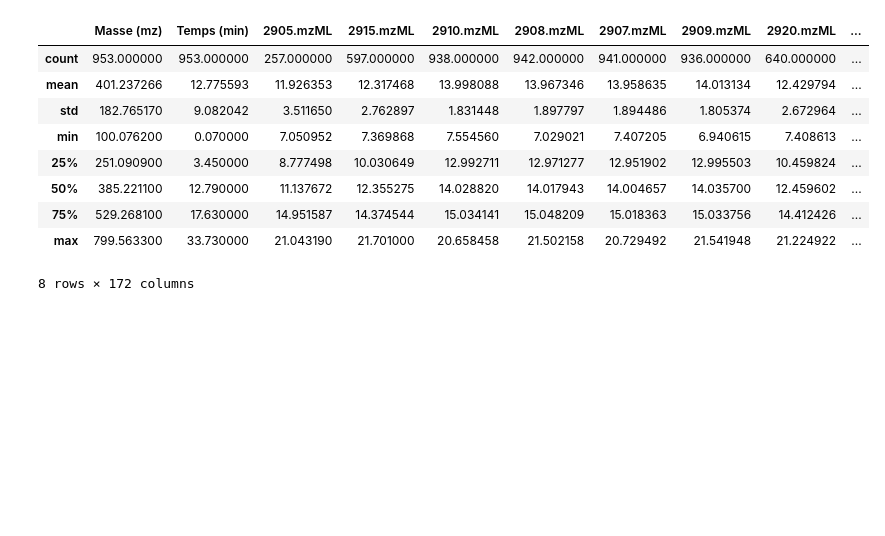
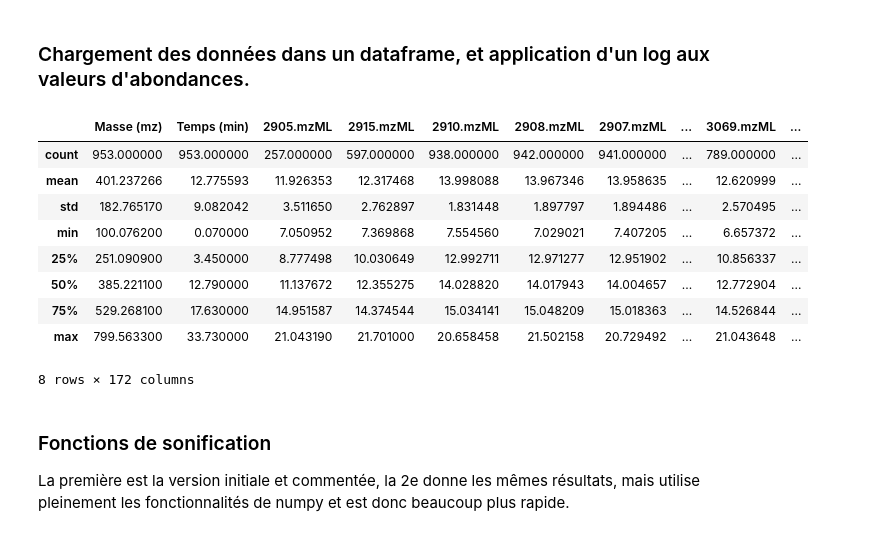
Before and after one commit to VincentEnOptionRV/somicor, a Jupyter notebook: Son v2.ipynb, the cells around one changed output. Drawn from its saved outputs; the diff is of its cells as text; code cells hidden in the pictures; blank space fills up the shorter version.

```diff
--- a/Son v2.ipynb
+++ b/Son v2.ipynb
@@ -8,3 +9,5 @@ import matplotlib.pyplot as plt
+# %% [markdown]
+### Chargement des données dans un dataframe, et application d'un log aux valeurs d'abondances.
 # %%
 data = pd.read_csv("data/data HS.csv")
 data = data.apply(pd.to_numeric)
@@ -12,17 +15,21 @@ data.index = range(len(data.index))
 data = data.sort_values(by=['Temps (min)'])
 data.loc[:,'2905.mzML':] = data.loc[:,'2905.mzML':].applymap(np.log)
 # %%
+pd.set_option('display.max_columns', 15)
 data.describe()
 # %% [output]
-|  | Masse (mz) | Temps (min) | 2905.mzML | 2915.mzML | 2910.mzML | 2908.mzML | 2907.mzML | 2909.mzML | 2920.mzML | ... |
-| count | 953.000000 | 953.000000 | 257.000000 | 597.000000 | 938.000000 | 942.000000 | 941.000000 | 936.000000 | 640.000000 | ... |
-| mean | 401.237266 | 12.775593 | 11.926353 | 12.317468 | 13.998088 | 13.967346 | 13.958635 | 14.013134 | 12.429794 | ... |
-| std | 182.765170 | 9.082042 | 3.511650 | 2.762897 | 1.831448 | 1.897797 | 1.894486 | 1.805374 | 2.672964 | ... |
-| min | 100.076200 | 0.070000 | 7.050952 | 7.369868 | 7.554560 | 7.029021 | 7.407205 | 6.940615 | 7.408613 | ... |
-| 25% | 251.090900 | 3.450000 | 8.777498 | 10.030649 | 12.992711 | 12.971277 | 12.951902 | 12.995503 | 10.459824 | ... |
-| 50% | 385.221100 | 12.790000 | 11.137672 | 12.355275 | 14.028820 | 14.017943 | 14.004657 | 14.035700 | 12.459602 | ... |
-| 75% | 529.268100 | 17.630000 | 14.951587 | 14.374544 | 15.034141 | 15.048209 | 15.018363 | 15.033756 | 14.412426 | ... |
-| max | 799.563300 | 33.730000 | 21.043190 | 21.701000 | 20.658458 | 21.502158 | 20.729492 | 21.541948 | 21.224922 | ... |
+|  | Masse (mz) | Temps (min) | 2905.mzML | 2915.mzML | 2910.mzML | 2908.mzML | 2907.mzML | ... | 3069.mzML | ... |
+| count | 953.000000 | 953.000000 | 257.000000 | 597.000000 | 938.000000 | 942.000000 | 941.000000 | ... | 789.000000 | ... |
+| mean | 401.237266 | 12.775593 | 11.926353 | 12.317468 | 13.998088 | 13.967346 | 13.958635 | ... | 12.620999 | ... |
+| std | 182.765170 | 9.082042 | 3.511650 | 2.762897 | 1.831448 | 1.897797 | 1.894486 | ... | 2.570495 | ... |
+| min | 100.076200 | 0.070000 | 7.050952 | 7.369868 | 7.554560 | 7.029021 | 7.407205 | ... | 6.657372 | ... |
+| 25% | 251.090900 | 3.450000 | 8.777498 | 10.030649 | 12.992711 | 12.971277 | 12.951902 | ... | 10.856337 | ... |
+| 50% | 385.221100 | 12.790000 | 11.137672 | 12.355275 | 14.028820 | 14.017943 | 14.004657 | ... | 12.772904 | ... |
+| 75% | 529.268100 | 17.630000 | 14.951587 | 14.374544 | 15.034141 | 15.048209 | 15.018363 | ... | 14.526844 | ... |
+| max | 799.563300 | 33.730000 | 21.043190 | 21.701000 | 20.658458 | 21.502158 | 20.729492 | ... | 21.043648 | ... |
 8 rows × 172 columns
+# %% [markdown]
+### Fonctions de sonification
+La première est la version initiale et commentée, la 2e donne les mêmes résultats, mais utilise pleinement les fonctionnalités de numpy et est donc beaucoup plus rapide.
 # %%
 # Structure d'entrée attendue : vecteur taille m et matrice taille n*m avec :
```
Also changed, not shown: parts of 19 cells of this notebook, 2 other files.
